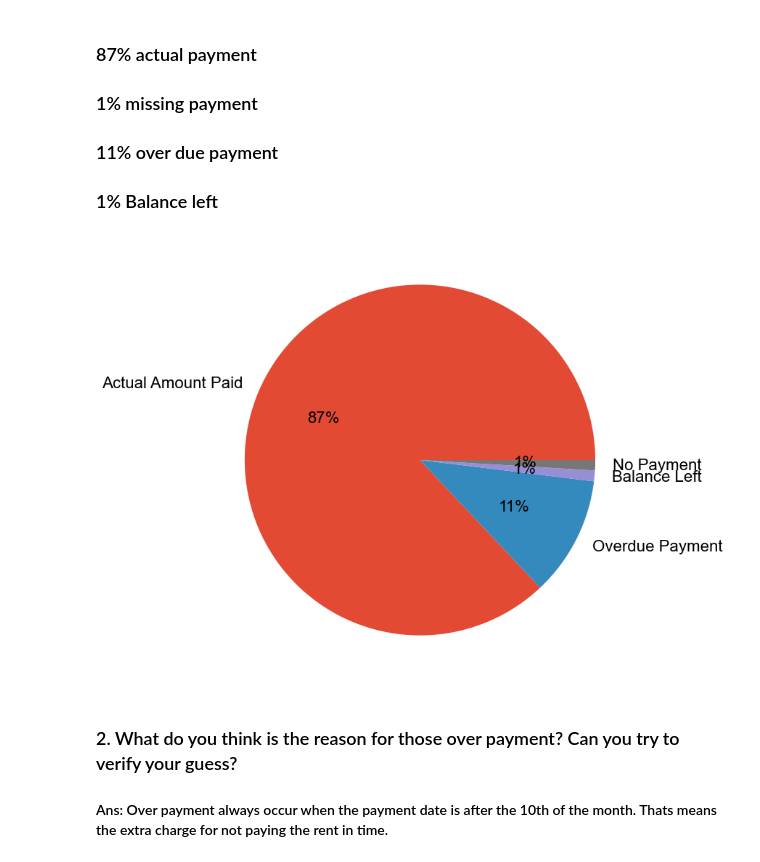
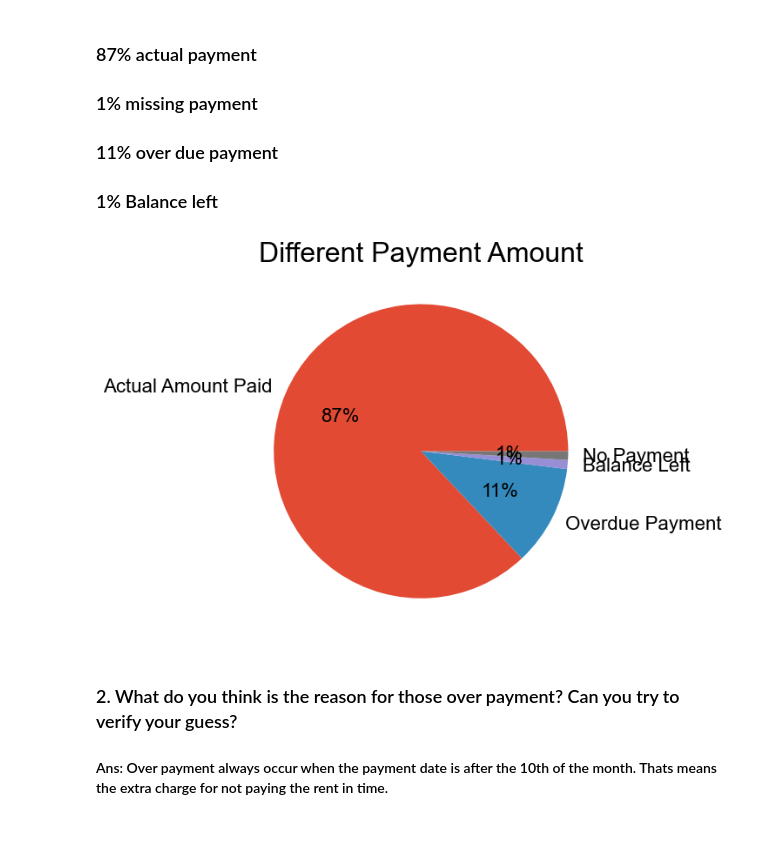
Before and after one commit to pandeysudip/Rental, a Jupyter notebook: 2.Data_Visulization.ipynb, the cells around one changed output. Saved outputs shown, nothing was run; the diff lists cells and outputs as text; code cells hidden in the pictures; blank space fills up the shorter version.

```diff
--- a/2.Data_Visulization.ipynb
+++ b/2.Data_Visulization.ipynb
@@ -428,12 +431,14 @@ Name: status, dtype: int64
 ### 1% Balance left
 # %%
 # Pie plot of different payment situations
-plt.figure(figsize=(10,10))
+plt.figure(figsize=(7,7))
 labels=['Actual Amount Paid', 'Overdue Payment','Balance Left', 'No Payment' ]
 df_payment['status'].value_counts().plot(kind='pie', autopct='%1.0f%%', label='')
+plt.title("Different Payment Amount")
+plt.savefig('static/Images/plot5',bbox_inches="tight")
 plt.show()
 # %% [output]
-[figure, old version]
+[figure, new version]
 # %% [markdown]
 ### 2. What do you think is the reason for those over payment? Can you try to verify your guess?
 #### Ans: Over payment always occur when the payment date is after the 10th of the month. Thats means the extra charge for not paying the rent in time.
```
Also changed, not shown: parts of 10 cells of this notebook, 19 other files.
